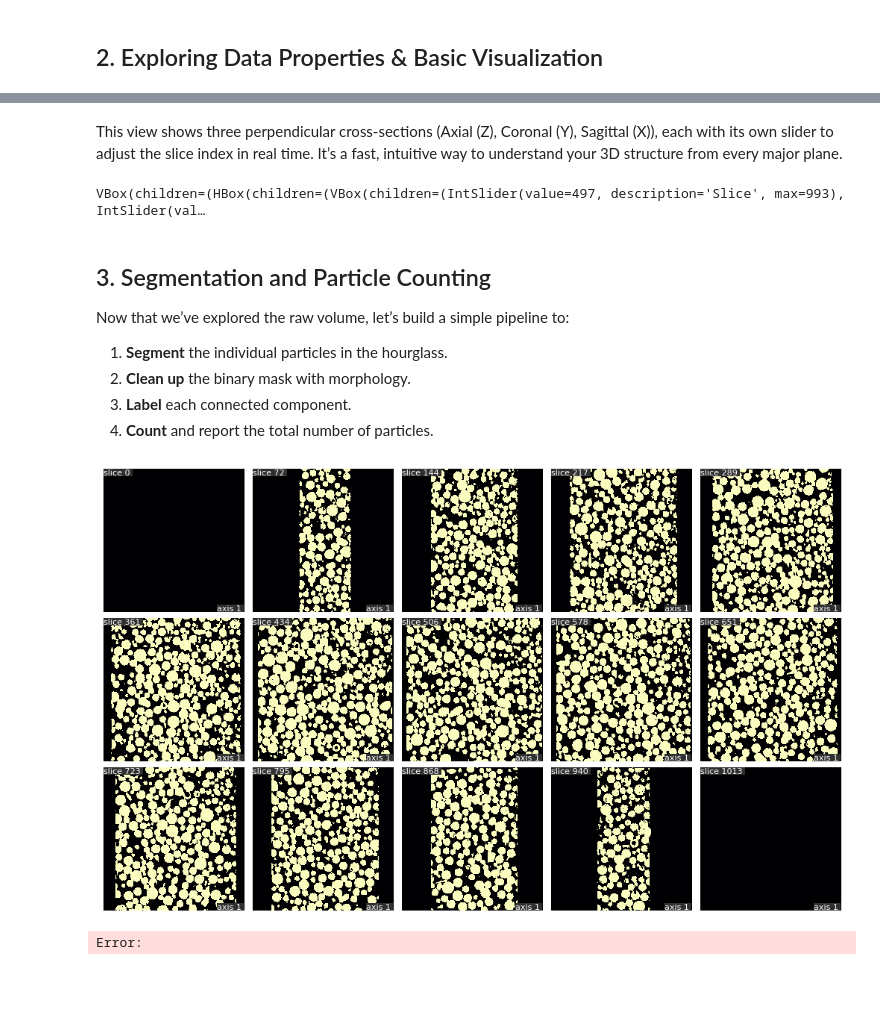
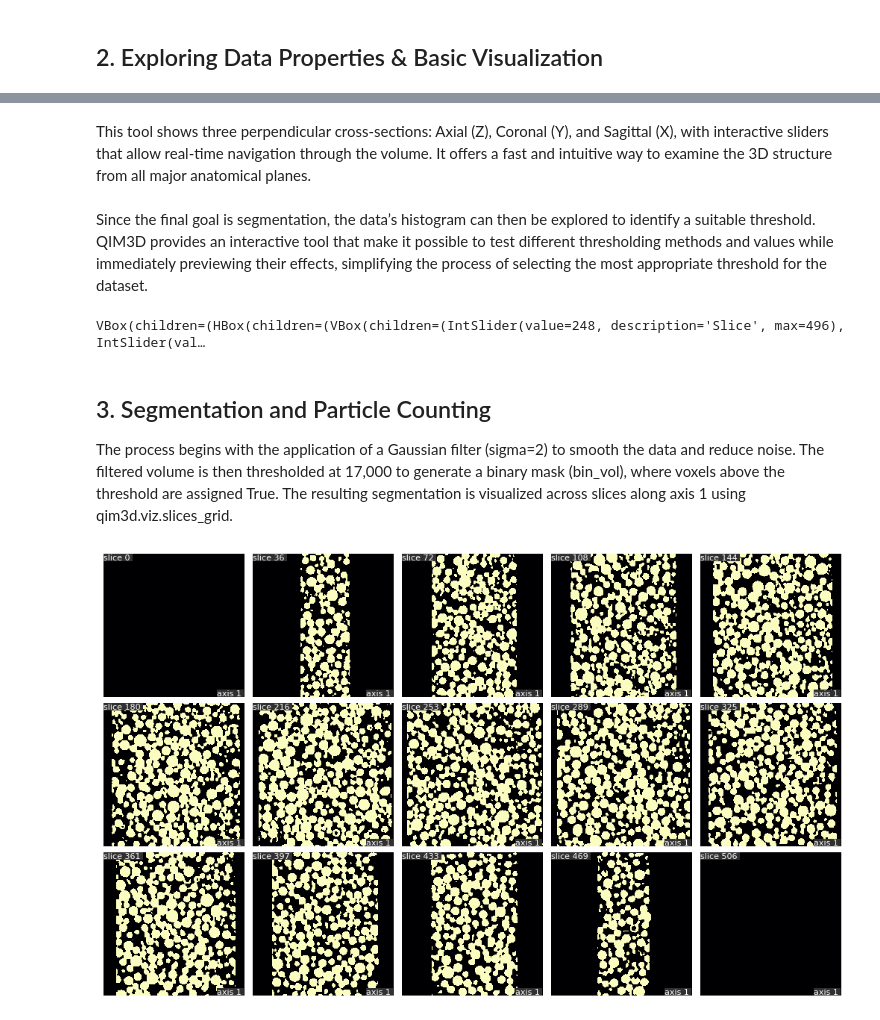
Before and after one commit to qim-center/qim3d, a Jupyter notebook: docs/notebooks/Hourglass_image_analysis.ipynb, the cells around one changed output, grey strips where cells are left out. Saved outputs shown, nothing was run; the diff lists cells and outputs as text; code cells hidden in the pictures; blank space fills up the shorter version.

Commit message:
Finished pipeline

```diff
--- a/docs/notebooks/Hourglass_image_analysis.ipynb
+++ b/docs/notebooks/Hourglass_image_analysis.ipynb
@@ -37,5 +44,5 @@ Once you know the name of the file you want, you can load it with a single call.
 # %%
-data = downloader.Hourglass.Hourglass_4X_80kV_Air_9s_1_97um(load_file=True)
+vol = downloader.Hourglass.Hourglass_4X_80kV_Air_9s_1_97um(load_file=True)
 # %% [output]
 File already downloaded:
 /home/s212246/qim3d/docs/notebooks/Hourglass/Hourglass_4X-80kV-Air-9s-1_97um.tif
@@ -47,2 +54,4 @@ By default, the volume is loaded with `virtual_stack=True`, which means it isn
+# %%
+vol_downsampled = vol[::2, ::2, ::2]
 # %% [markdown]
 ## 2. Exploring Data Properties & Basic Visualization
@@ -99,22 +83,18 @@ HBox(children=(interactive(children=(IntSlider(value=497, description='Z', max=9
 # %% [markdown]
-This view shows three perpendicular cross-sections (Axial (Z), Coronal (Y), Sagittal (X)), each with its own slider to adjust the slice index in real time. It’s a fast, intuitive way to understand your 3D structure from every major plane.
+This tool shows three perpendicular cross-sections: Axial (Z), Coronal (Y), and Sagittal (X), with interactive sliders that allow real-time navigation through the volume. It offers a fast and intuitive way to examine the 3D structure from all major anatomical planes.
+# %% [markdown]
+Since the final goal is segmentation, the data’s histogram can then be explored to identify a suitable threshold. QIM3D provides an interactive tool that make it possible to test different thresholding methods and values while immediately previewing their effects, simplifying the process of selecting the most appropriate threshold for the dataset.
 # %%
-qim3d.viz.threshold(data)
+qim3d.viz.threshold(vol_downsampled)
 # %% [output]
-VBox(children=(HBox(children=(VBox(children=(IntSlider(value=497, description='Slice', max=993), IntSlider(val…
+VBox(children=(HBox(children=(VBox(children=(IntSlider(value=248, description='Slice', max=496), IntSlider(val…
-# %% [markdown]
-## 3. Segmentation and Particle Counting
-
-Now that we’ve explored the raw volume, let’s build a simple pipeline to:
-
-1. **Segment** the individual particles in the hourglass.
-2. **Clean up** the binary mask with morphology.
-3. **Label** each connected component.
-4. **Count** and report the total number of particles.
+# %% [markdown]
+## 3. Segmentation and Particle Counting
+
+The process begins with the application of a Gaussian filter (sigma=2) to smooth the data and reduce noise. The filtered volume is then thresholded at 17,000 to generate a binary mask (bin_vol), where voxels above the threshold are assigned True. The resulting segmentation is visualized across slices along axis 1 using qim3d.viz.slices_grid.
 # %%
-bin_vol = qim3d.filters.gaussian(data, sigma = 2)>17000
+bin_vol = qim3d.filters.gaussian(vol_downsampled, sigma = 2)>17000
 
 fig1 = qim3d.viz.slices_grid(bin_vol, slice_axis=1, display_figure=True)
 # %% [output]
-[figure, old version]
+[figure, new version]
-Error:
```
Also changed, not shown: parts of 22 cells of this notebook.
